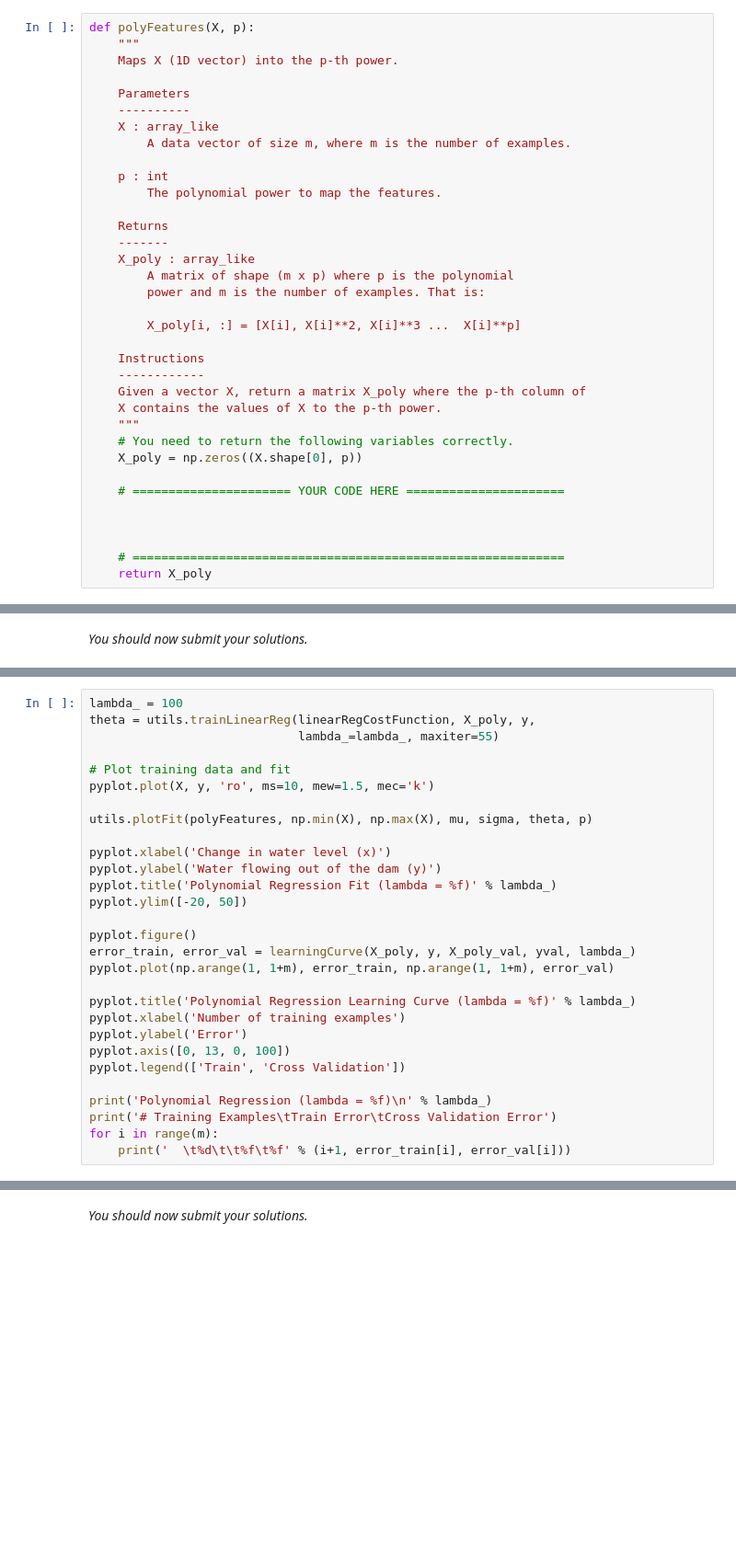
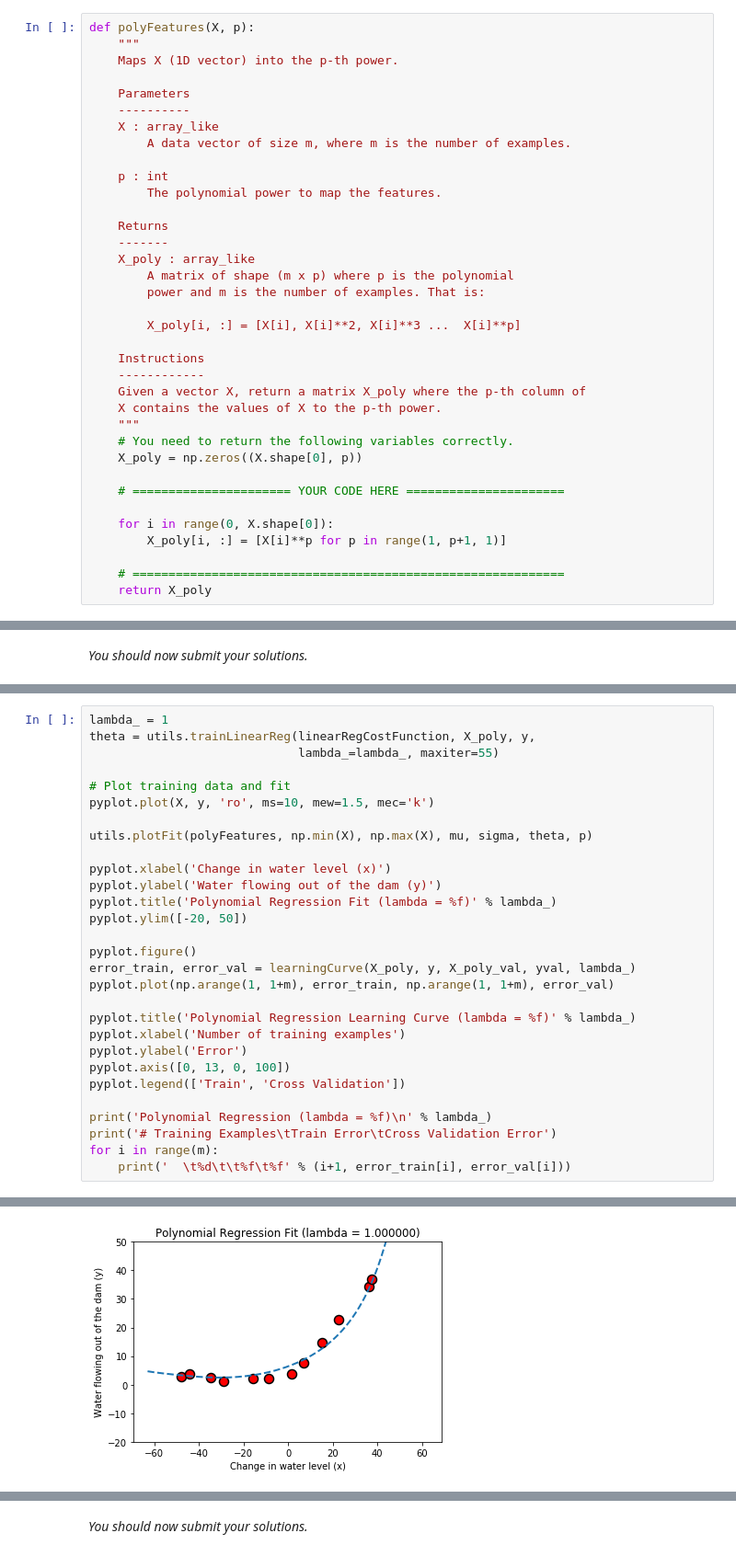
Before and after one commit to Hofled/ml-coursera-python-assignments, a Jupyter notebook: Exercise5/exercise5.ipynb, the cells around one changed output, grey strips where cells are left out. Shown at 92% size. Cells and saved outputs as stored; diff of their text form; blank space fills up the shorter version.

```diff
--- a/Exercise5/exercise5.ipynb
+++ b/Exercise5/exercise5.ipynb
@@ -480,7 +479,8 @@ def polyFeatures(X, p):
 
     # ====================== YOUR CODE HERE ======================
 
-
+    for i in range(0, X.shape[0]):
+        X_poly[i, :] = [X[i]**p for p in range(1, p+1, 1)]
 
     # ============================================================
     return X_poly
@@ -538,7 +555,7 @@ You should see that the polynomial fit is able to follow the datapoints very wel
 
 To better understand the problems with the unregularized ($\lambda = 0$) model, you can see that the learning curve  shows the same effect where the training error is low, but the cross validation error is high. There is a gap between the training and cross validation errors, indicating a high variance problem.
 # %%
-lambda_ = 100
+lambda_ = 1
 theta = utils.trainLinearReg(linearRegCostFunction, X_poly, y,
                              lambda_=lambda_, maxiter=55)
 
@@ -566,3 +583,4 @@ print('Polynomial Regression (lambda = %f)\n' % lambda_)
 print('# Training Examples\tTrain Error\tCross Validation Error')
 for i in range(m):
     print('  \t%d\t\t%f\t%f' % (i+1, error_train[i], error_val[i]))
+# %% [output]
@@ -568,0 +602 @@ for i in range(m):
+[figure, added]
```
Also changed, not shown: parts of 8 cells of this notebook.
